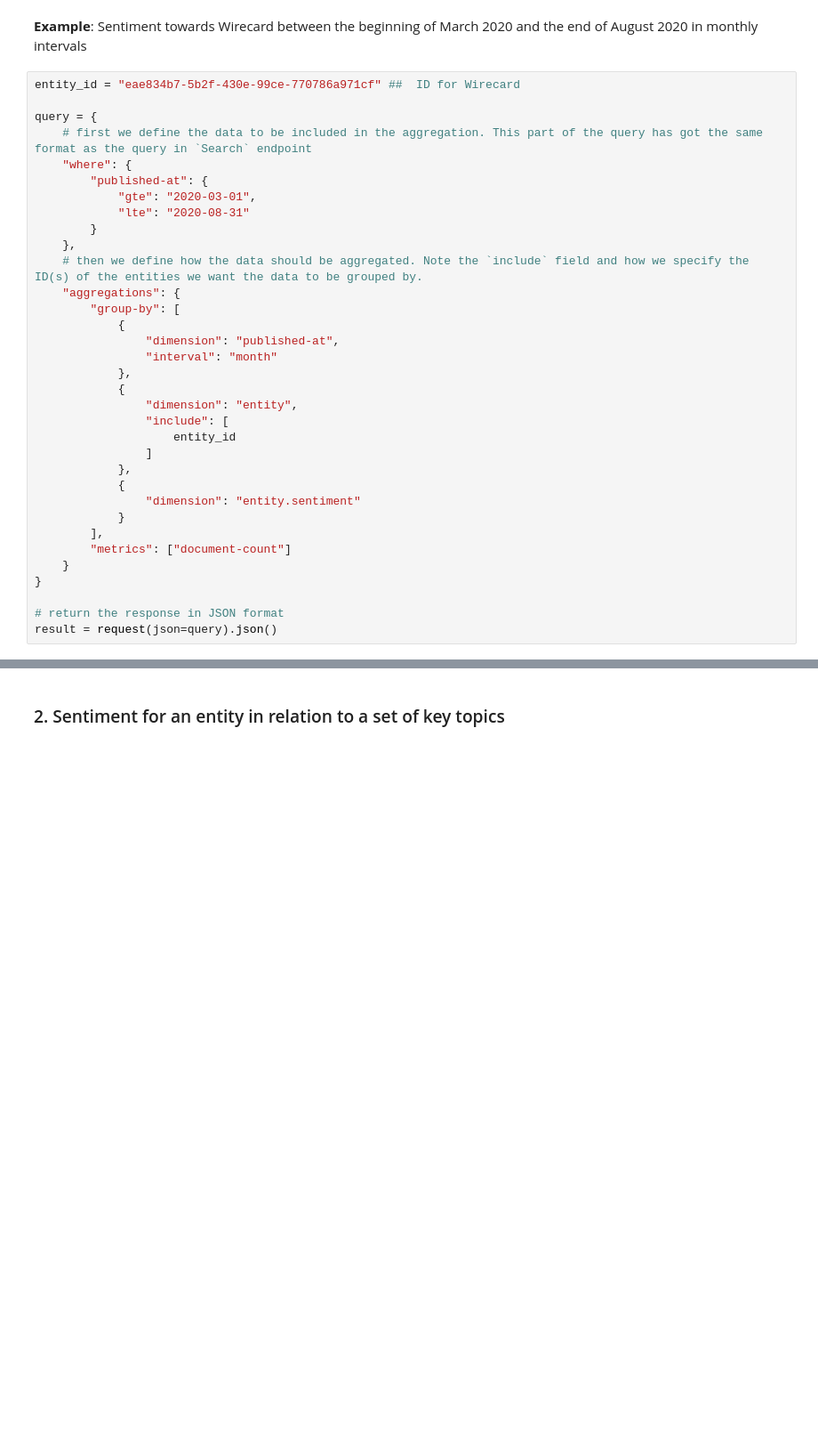
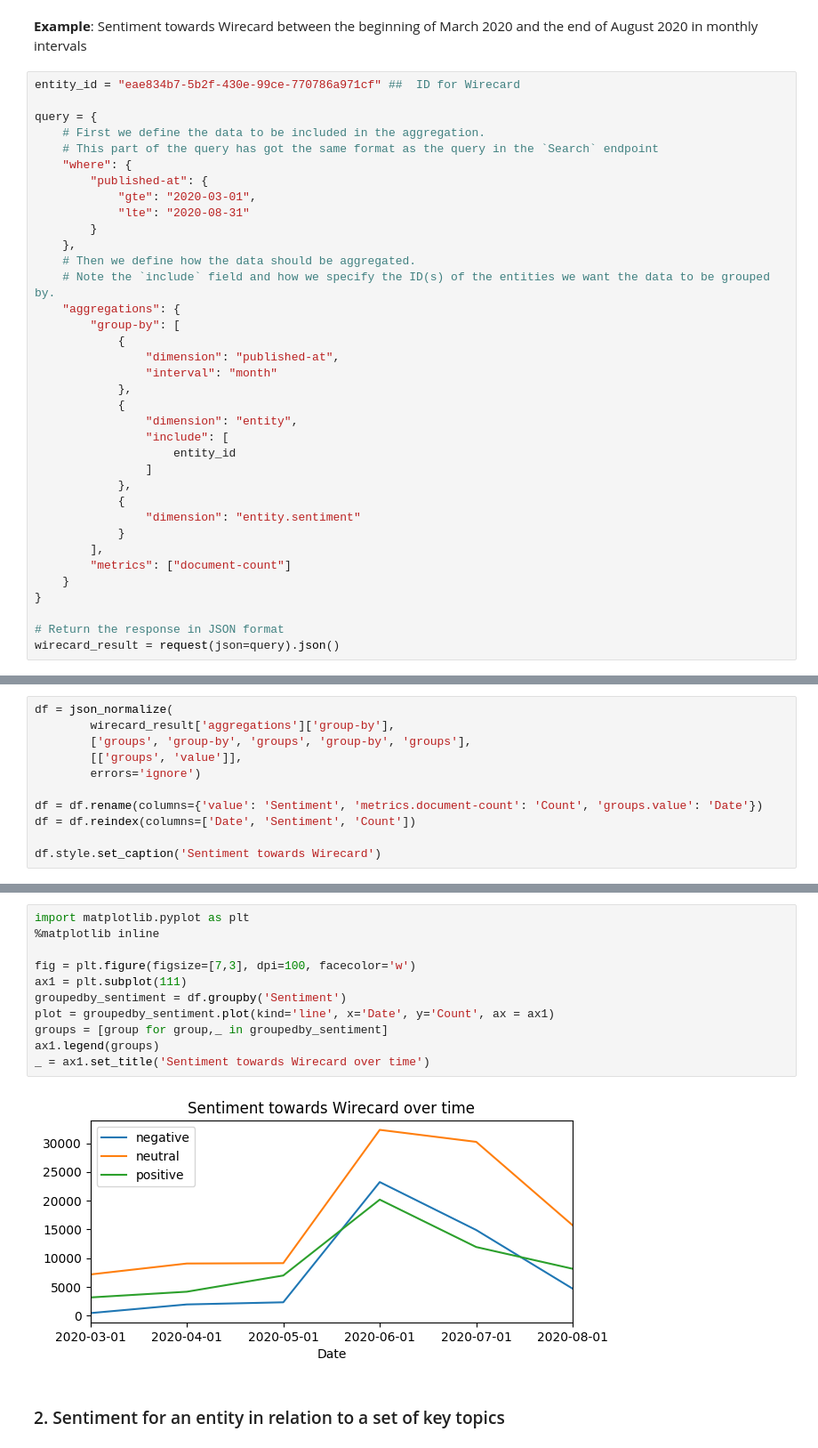
Before and after one commit to signal-ai/signal-api-tools, a Jupyter notebook: notebooks/trends_tutorial.ipynb, the cells around one changed output, grey strips where cells are left out. Shown at 89% size. Saved outputs shown, nothing was run; the diff lists cells and outputs as text; blank space fills up the shorter version.

Commit message:
Add cleaner pandas dataframes and a plot chart

```diff
--- a/notebooks/trends_tutorial.ipynb
+++ b/notebooks/trends_tutorial.ipynb
@@ -89,14 +90,16 @@ Note that you would need to have the ID of the entity as an input. For that plea
 entity_id = "eae834b7-5b2f-430e-99ce-770786a971cf" ##  ID for Wirecard
 
 query = {
-    # first we define the data to be included in the aggregation. This part of the query has got the same format as the query in `Search` endpoint
+    # First we define the data to be included in the aggregation.
+    # This part of the query has got the same format as the query in the `Search` endpoint
     "where": {
         "published-at": {
             "gte": "2020-03-01",
             "lte": "2020-08-31"
         }
     },
-    # then we define how the data should be aggregated. Note the `include` field and how we specify the ID(s) of the entities we want the data to be grouped by.
+    # Then we define how the data should be aggregated.
+    # Note the `include` field and how we specify the ID(s) of the entities we want the data to be grouped by.
     "aggregations": {
         "group-by": [
             {
@@ -117,5 +120,5 @@ query = {
     }
 }
 
-# return the response in JSON format
-result = request(json=query).json()
+# Return the response in JSON format
+wirecard_result = request(json=query).json()
@@ -147,0 +173,11 @@ We can also plot and analyse these results:
+# %%
+df = json_normalize(
+        wirecard_result['aggregations']['group-by'],
+        ['groups', 'group-by', 'groups', 'group-by', 'groups'],
+        [['groups', 'value']],
+        errors='ignore')
+
+df = df.rename(columns={'value': 'Sentiment', 'metrics.document-count': 'Count', 'groups.value': 'Date'})
+df = df.reindex(columns=['Date', 'Sentiment', 'Count'])
+
+df.style.set_caption('Sentiment towards Wirecard')
@@ -148,2 +205,15 @@ We can also plot and analyse these results:
+# %%
+import matplotlib.pyplot as plt
+%matplotlib inline
+
+fig = plt.figure(figsize=[7,3], dpi=100, facecolor='w')
+ax1 = plt.subplot(111)
+groupedby_sentiment = df.groupby('Sentiment')
+plot = groupedby_sentiment.plot(kind='line', x='Date', y='Count', ax = ax1)
+groups = [group for group,_ in groupedby_sentiment]
+ax1.legend(groups)
+_ = ax1.set_title('Sentiment towards Wirecard over time')
+# %% [output]
+[figure, added]
 # %% [markdown]
 ### 2. Sentiment for an entity in relation to a set of key topics
```
Also changed, not shown: parts of 36 cells of this notebook.
